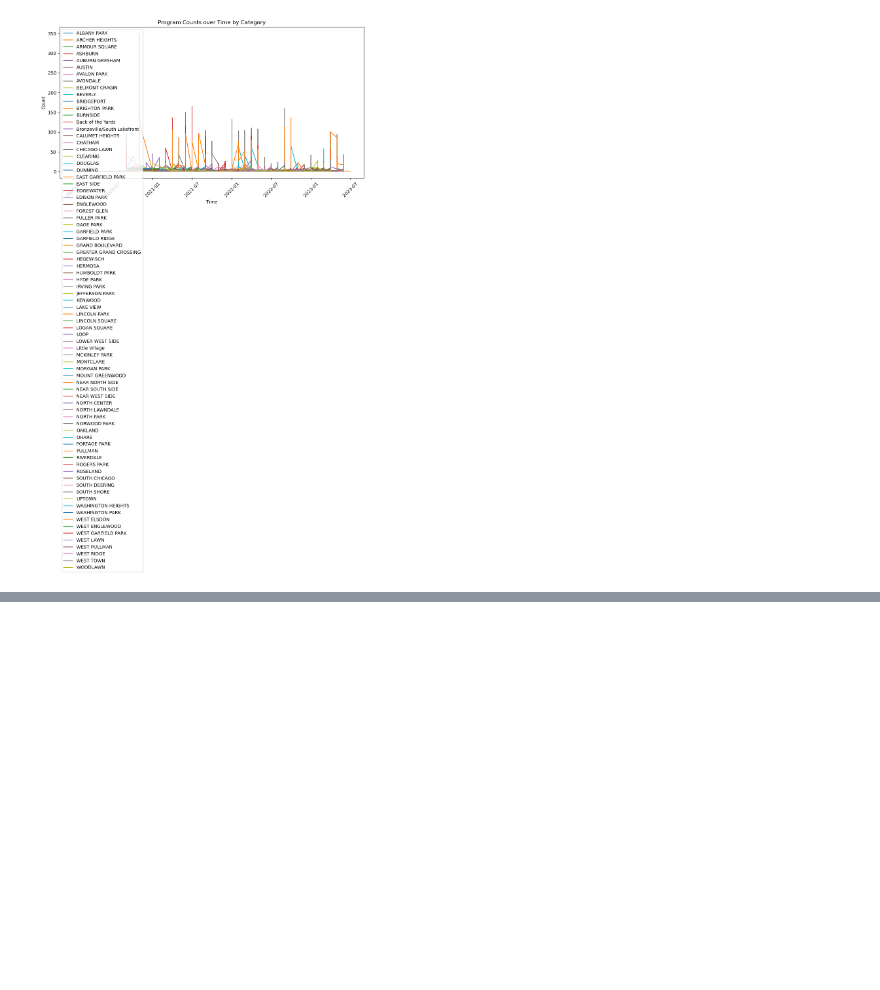
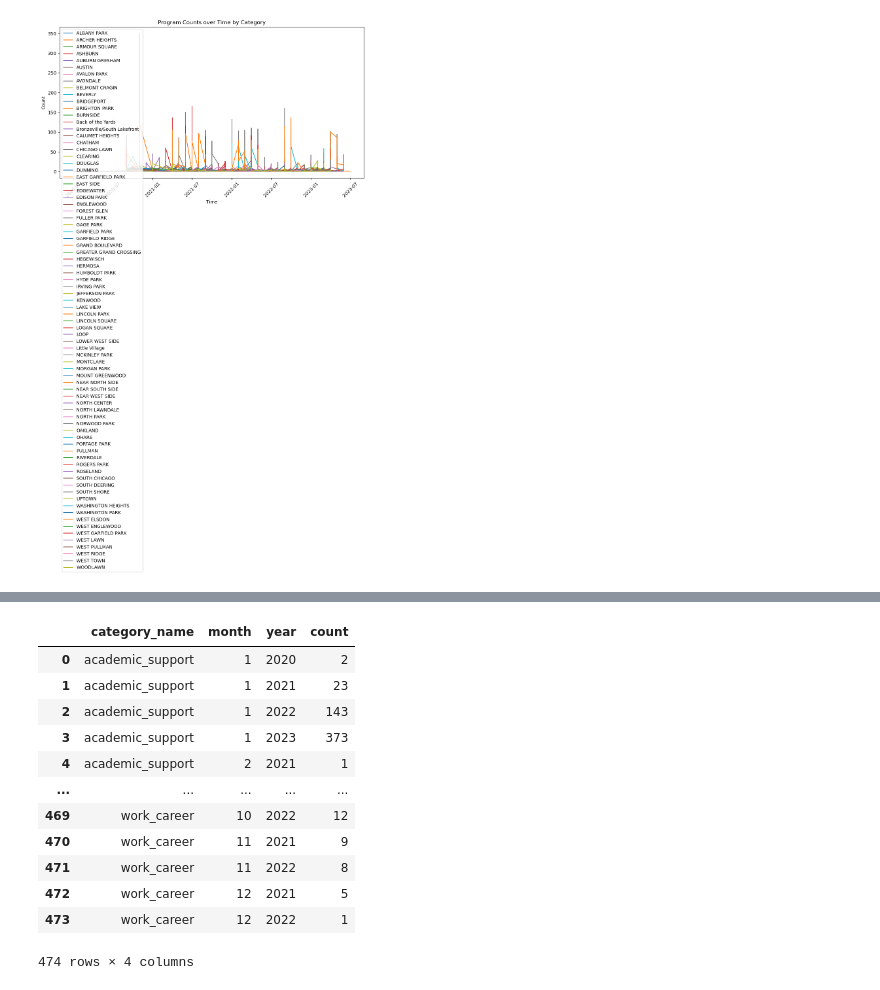
Before and after one commit to ada-zhong/STAT-390-Project, a Jupyter notebook: MCMF/prediction.ipynb, the cells around one changed output, grey strips where cells are left out. Cells and saved outputs as stored; diff of their text form; code cells hidden in the pictures; blank space fills up the shorter version.

```diff
--- a/MCMF/prediction.ipynb
+++ b/MCMF/prediction.ipynb
@@ -102,0 +140,4 @@ plt.show()
+# %%
+features = ['category_name']
+program_counts = count_programs_by_features(train_data, features)
+print(program_counts)
@@ -102,0 +159,17 @@ plt.show()
+# %%
+program_counts_df = pd.DataFrame(program_counts)
+program_counts_df
+# %% [output]
+|  | category_name | month | year | count |
+| 0 | academic_support | 1 | 2020 | 2 |
+| 1 | academic_support | 1 | 2021 | 23 |
+| 2 | academic_support | 1 | 2022 | 143 |
+| 3 | academic_support | 1 | 2023 | 373 |
+| 4 | academic_support | 2 | 2021 | 1 |
+| ... | ... | ... | ... | ... |
+| 469 | work_career | 10 | 2022 | 12 |
+| 470 | work_career | 11 | 2021 | 9 |
+| 471 | work_career | 11 | 2022 | 8 |
+| 472 | work_career | 12 | 2021 | 5 |
+| 473 | work_career | 12 | 2022 | 1 |
+474 rows × 4 columns
```
Also changed, not shown: parts of 12 cells of this notebook.
